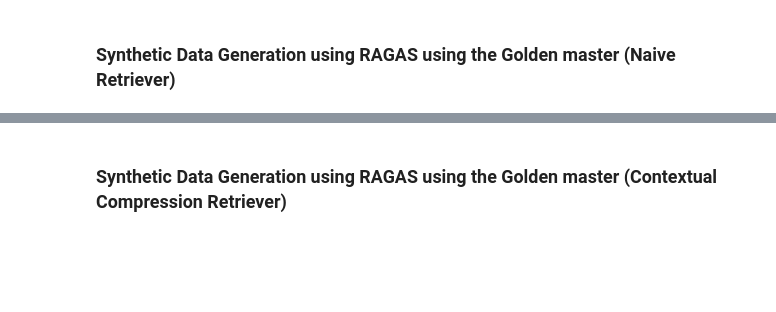
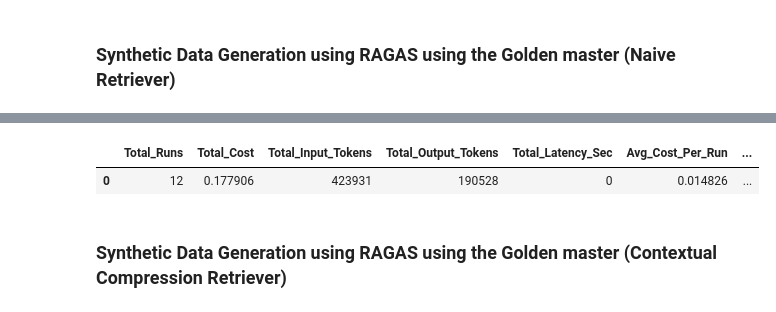
Before and after one commit to neomatrix369/AIE7-Cert-Challenge, a Jupyter notebook: Agentic RAG evaluation experiments.ipynb, the cells around one changed output, grey strips where cells are left out. Saved outputs shown, nothing was run; the diff lists cells and outputs as text; code cells hidden in the pictures; blank space fills up the shorter version.

Commit message:
Updating code and notebooks after applying hybrid datasets

```diff
--- a/Agentic RAG evaluation experiments.ipynb
+++ b/Agentic RAG evaluation experiments.ipynb
@@ -290,3 +298,19 @@ Wall time: 2h 52min 43s
+# %%
+import os
+from datetime import datetime
+def record_metrics_from_run(retriever_name, dataframe):
+    new_dataframe = dataframe.copy()
+    columns=['context_recall', 'faithfulness', 'factual_correctness', 'answer_relevancy', 'context_entity_recall', 'noise_sensitivity_relevant']
+    metrics_filename = 'ragas-evaluation-metrics.csv'
+    dataset_df = pd.DataFrame()
+    if os.path.exists(metrics_filename):
+        dataset_df = pd.read_csv(metrics_filename)
+    new_dataframe['datetime'] = datetime.now().strftime('%Y-%m-%d %T')
+    new_dataframe['retriever'] = retriever_name
+    new_dataframe = new_dataframe[['datetime', 'retriever'] + columns]
+    dataset_df = pd.concat([dataset_df, new_dataframe])
+
+    dataset_df.to_csv(metrics_filename, index=False)
 # %%
 import pandas as pd
 naive_raw_stats_df = pd.DataFrame([extract_ragas_metrics(result, 'gpt-4.1-mini')])
@@ -310,3 +318,8 @@ def record_metrics_from_run(retriever_name, dataframe: pd.DataFrame):
+# %%
+naive_raw_stats_df
+# %% [output]
+|  | Total_Runs | Total_Cost | Total_Input_Tokens | Total_Output_Tokens | Total_Latency_Sec | Avg_Cost_Per_Run | ... |
+| 0 | 12 | 0.177906 | 423931 | 190528 | 0 | 0.014826 | ... |
 # %% [markdown]
 ### Synthetic Data Generation using RAGAS using the Golden master (Contextual Compression Retriever)
 # %%
```
Also changed, not shown: parts of 34 cells of this notebook, 8 other files.
